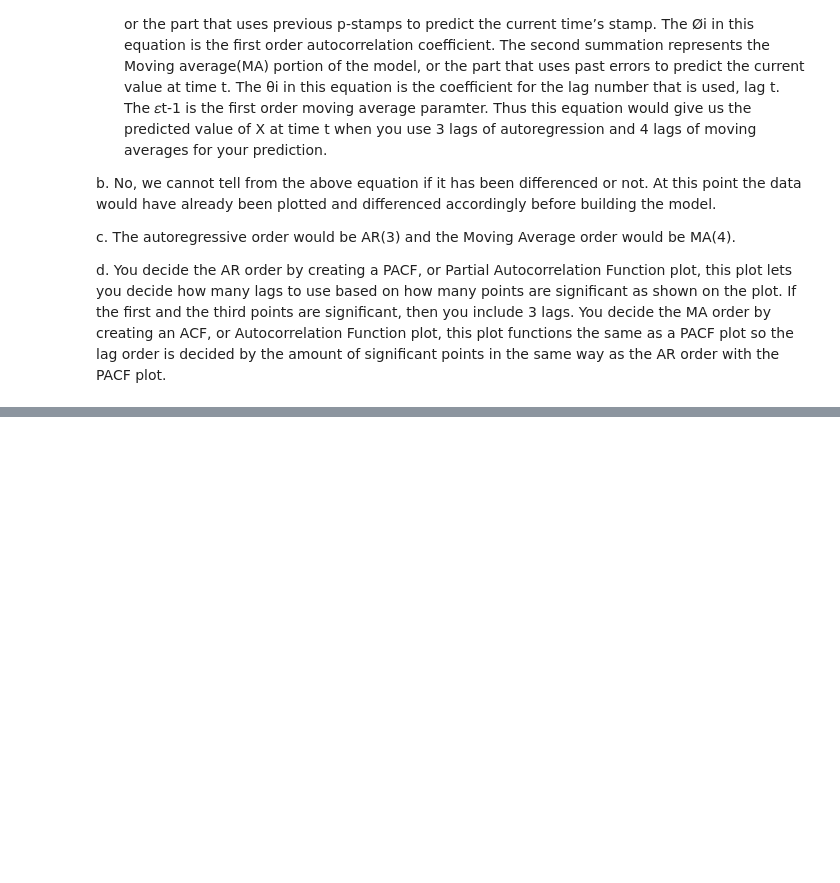
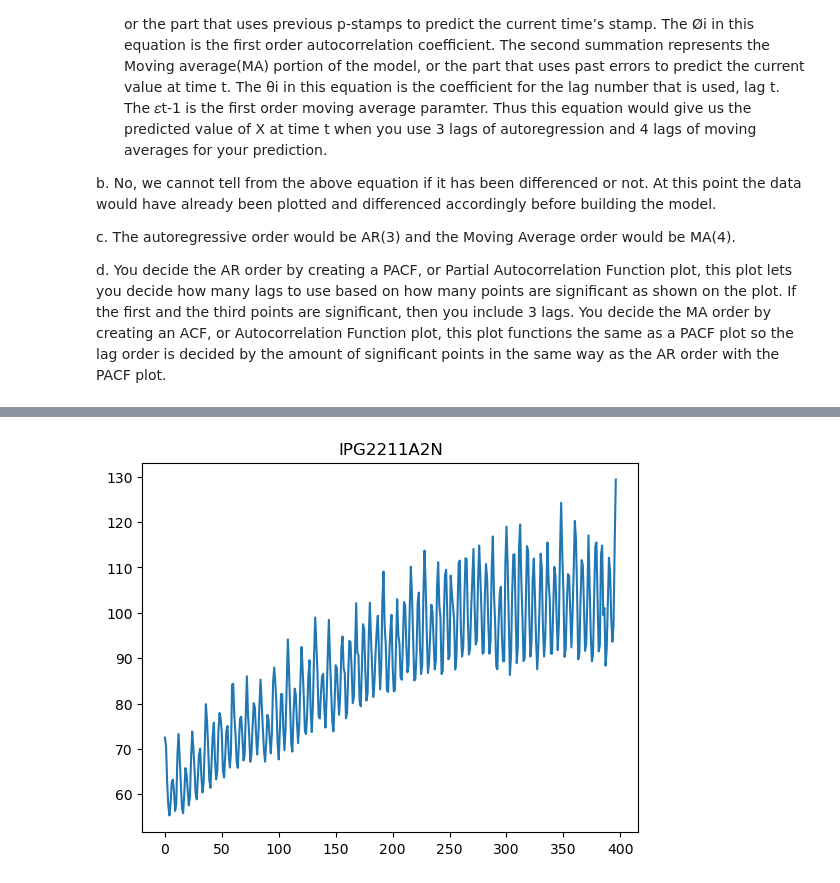
Before and after one commit to ccgurek/DATA-300-Statistical-Machine-Learning-Fall-2023-, a Jupyter notebook: Data 300 Homework 2 Gurek.ipynb, the cells around one changed output, grey strips where cells are left out. Cells and saved outputs as stored; diff of their text form; code cells hidden in the pictures; blank space fills up the shorter version.

```diff
--- a/Data 300 Homework 2 Gurek.ipynb
+++ b/Data 300 Homework 2 Gurek.ipynb
@@ -38,0 +124,12 @@ electric_production
+# %%
+#sorting the data in chronological order
+ep = ep.sort_values("DATE")
+# %%
+# this function runs the KPSS test on both columns and returns the KPSS
+#test statistic, the p-value of the test, the number of lags used, and
+#the critical values
+for i in ep.columns:
+    print (i)
+    print()
+    print (stattools.kpss(ep[i], regression='ct'))
+    print ()
@@ -38,0 +150,10 @@ electric_production
+# %%
+#this function runs the ADF test on both columns in the data set and
+#returns the ADF test statistic, the p-value of the test, the number of
+#lags used, the number of observations used to complete the test, and
+#the critical values.
+for i in ep.columns:
+    print(i)
+    print()
+    print(adfuller(ep[i]))
+    print()
@@ -38,0 +170,5 @@ electric_production
+# %%
+#this function removes the dates column as it is not needed for the
+#differncing section
+ep_no_dates=ep[['IPG2211A2N']]
+ep_no_dates
@@ -38,0 +189,10 @@ electric_production
+# %%
+#this function plots the raw data so we can see if it is stationary
+#or not, to me there is a clear trend so i'd say it is not stationary
+for i, col in enumerate(ep_no_dates.columns):
+    ep_no_dates[col].plot(fig=plt.figure(i))
+    plt.title(col)
+
+plt.show()
+# %% [output]
+[figure, added]
```
Also changed, not shown: parts of 27 cells of this notebook.
